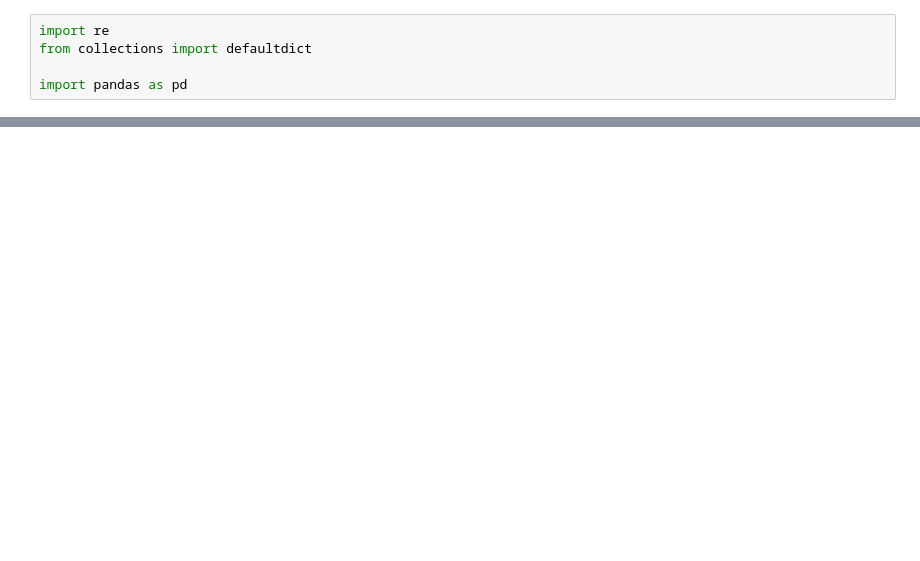
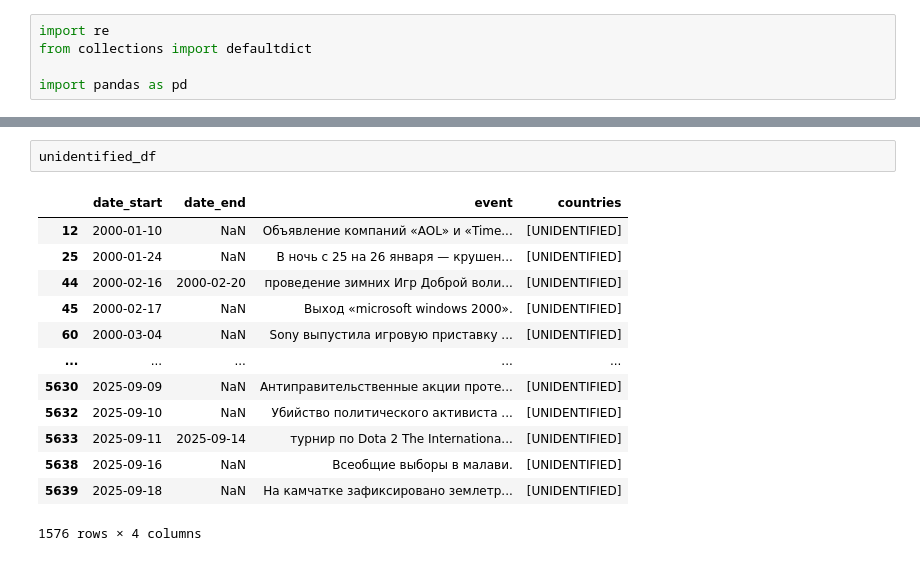
Before and after one commit to ruslooob/data-core, a Jupyter notebook: events_data_core/2_country_extraction_regex.ipynb, the cells around one changed output, grey strips where cells are left out. Drawn from its saved outputs; the diff is of its cells as text; blank space fills up the shorter version.

```diff
--- a/events_data_core/2_country_extraction.ipynb
+++ b/events_data_core/2_country_extraction_regex.ipynb
@@ -374,0 +401,16 @@ df.head()  # 1602 неопознанных из 5661 событий
+# %%
+unidentified_df
+# %% [output]
+|  | date_start | date_end | event | countries |
+| 12 | 2000-01-10 | NaN | Объявление компаний «AOL» и «Time... | [UNIDENTIFIED] |
+| 25 | 2000-01-24 | NaN | В ночь с 25 на 26 января — крушен... | [UNIDENTIFIED] |
+| 44 | 2000-02-16 | 2000-02-20 | проведение зимних Игр Доброй воли... | [UNIDENTIFIED] |
+| 45 | 2000-02-17 | NaN | Выход «microsoft windows 2000». | [UNIDENTIFIED] |
+| 60 | 2000-03-04 | NaN | Sony выпустила игровую приставку ... | [UNIDENTIFIED] |
+| ... | ... | ... | ... | ... |
+| 5630 | 2025-09-09 | NaN | Антиправительственные акции проте... | [UNIDENTIFIED] |
+| 5632 | 2025-09-10 | NaN | Убийство политического активиста ... | [UNIDENTIFIED] |
+| 5633 | 2025-09-11 | 2025-09-14 | турнир по Dota 2 The Internationa... | [UNIDENTIFIED] |
+| 5638 | 2025-09-16 | NaN | Всеобщие выборы в малави. | [UNIDENTIFIED] |
+| 5639 | 2025-09-18 | NaN | На камчатке зафиксировано землетр... | [UNIDENTIFIED] |
+1576 rows × 4 columns
```
Also changed, not shown: parts of 2 cells of this notebook, 17 other files.
